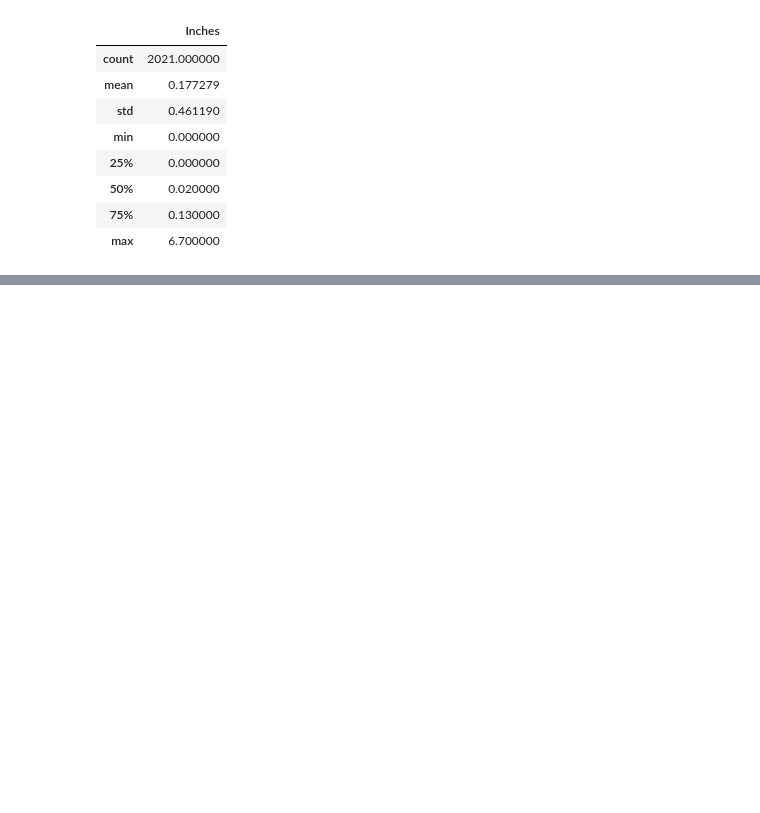
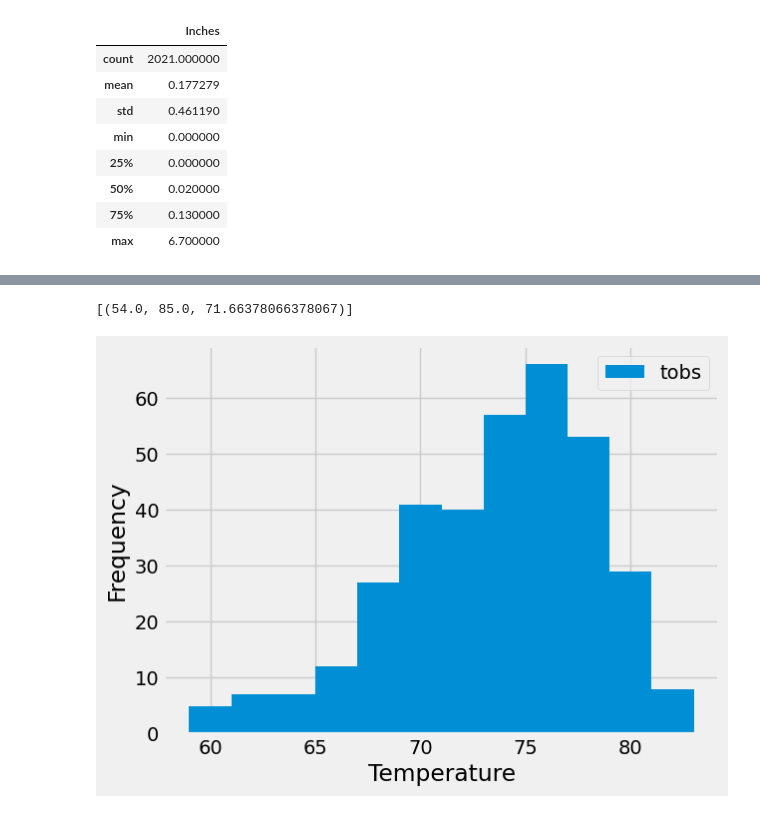
Before and after one commit to brianna-mitri/sqlalchemy-challenge, a Jupyter notebook: SurfsUp/climate.ipynb, the cells around one changed output, grey strips where cells are left out. Drawn from its saved outputs; the diff is of its cells as text; code cells hidden in the pictures; blank space fills up the shorter version.

Commit message:
Analyzed station data

```diff
--- a/SurfsUp/climate.ipynb
+++ b/SurfsUp/climate.ipynb
@@ -105,0 +113,9 @@ prcp_data_df.describe()
+# %%
+# query to find the most active stations (most rows)
+active_stations = (session.query(Measurement.station, func.count(Measurement.station))
+                   .group_by(Measurement.station)
+                   .order_by(func.count(Measurement.station).desc())
+                   .all())
+
+# display results
+active_stations
@@ -105,0 +132,29 @@ prcp_data_df.describe()
+# %%
+# get the most active station
+most_active_station = active_stations[0][0]
+
+# using the most active station id, calculate the lowest, highest, and average temperature
+sel = [func.min(Measurement.tobs),  #lowest temp
+       func.max(Measurement.tobs),  #highest temp
+       func.avg(Measurement.tobs)]  #average temp
+
+session.query(*sel).filter(Measurement.station == most_active_station).all()
+# %% [output]
+[(54.0, 85.0, 71.66378066378067)]
+# %%
+# query the last 12 months of temperature observation data for this station
+temp_data_year_ago = (session.query(Measurement.tobs)
+                      .filter(Measurement.station == most_active_station)
+                      .filter(Measurement.date >= year_ago_date)
+                      .all())
+
+# convert data to dataframe
+temp_df = pd.DataFrame(temp_data_year_ago)
+# %%
+# convert to histogram
+temp_df.plot.hist(bins=12, xlabel='Temperature', ylabel='Frequency')
+
+# show plot
+plt.show()
+# %% [output]
+[figure, added]
```
Also changed, not shown: parts of 4 cells of this notebook.
